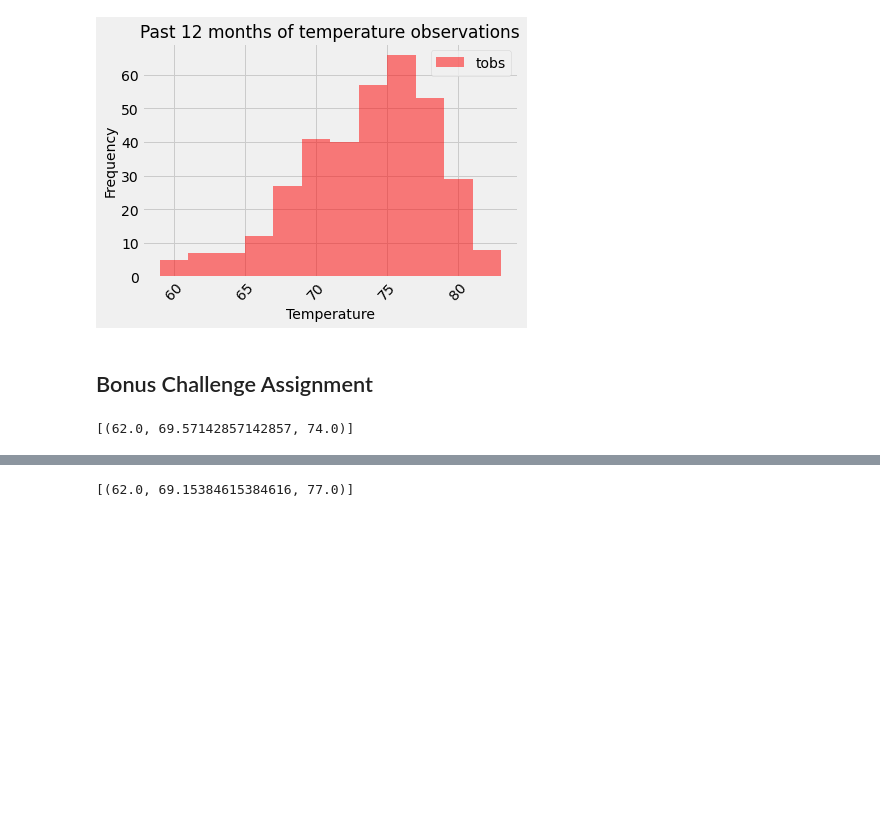
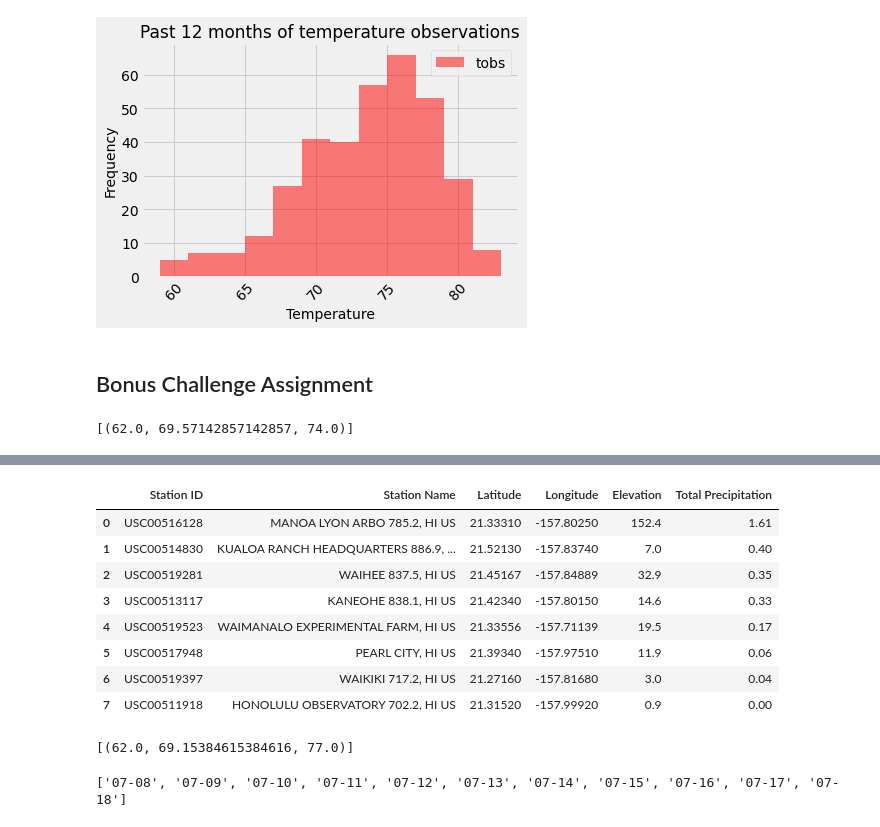
Before and after one commit to TheGreekGoddess/Data_Analysis_using_SQL_Alchemy, a Jupyter notebook: climate_starter.ipynb, the cells around one changed output, grey strips where cells are left out. Drawn from its saved outputs; the diff is of its cells as text; code cells hidden in the pictures; blank space fills up the shorter version.

```diff
--- a/climate_starter.ipynb
+++ b/climate_starter.ipynb
@@ -200,6 +221,27 @@ print(calc_temps('2012-02-28', '2012-03-05'))
 # %%
 # Calculate the total amount of rainfall per weather station for your trip dates using the previous year's matching dates.
 # Sort this in descending order by precipitation amount and list the station, name, latitude, longitude, and elevation
+
+rainfall_by_station = session.query(Station.station).group_by(Station.id).all()
+
+sel = [Station.station, Station.name, Station.latitude, Station.longitude, Station.elevation,func.sum(Measurement.prcp)]
+
+results = session.query(*sel).join(Station, Station.station == Measurement.station).\
+                    filter(Measurement.date >= start_date).filter(Measurement.date <= end_date).\
+                    group_by(Station.station).order_by(func.sum(Measurement.prcp).desc()).all()
+
+rainfall_df = pd.DataFrame(results,columns=["Station ID","Station Name","Latitude","Longitude","Elevation","Total Precipitation"])
+rainfall_df
+# %% [output]
+|  | Station ID | Station Name | Latitude | Longitude | Elevation | Total Precipitation |
+| 0 | USC00516128 | MANOA LYON ARBO 785.2, HI US | 21.33310 | -157.80250 | 152.4 | 1.61 |
+| 1 | USC00514830 | KUALOA RANCH HEADQUARTERS 886.9, ... | 21.52130 | -157.83740 | 7.0 | 0.40 |
+| 2 | USC00519281 | WAIHEE 837.5, HI US | 21.45167 | -157.84889 | 32.9 | 0.35 |
+| 3 | USC00513117 | KANEOHE 838.1, HI US | 21.42340 | -157.80150 | 14.6 | 0.33 |
+| 4 | USC00519523 | WAIMANALO EXPERIMENTAL FARM, HI US | 21.33556 | -157.71139 | 19.5 | 0.17 |
+| 5 | USC00517948 | PEARL CITY, HI US | 21.39340 | -157.97510 | 11.9 | 0.06 |
+| 6 | USC00519397 | WAIKIKI 717.2, HI US | 21.27160 | -157.81680 | 3.0 | 0.04 |
+| 7 | USC00511918 | HONOLULU OBSERVATORY 702.2, HI US | 21.31520 | -157.99920 | 0.9 | 0.00 |
 # %%
 # Create a query that will calculate the daily normals
 # (i.e. the averages for tmin, tmax, and tavg for all historic data matching a specific month and day)
@@ -222,15 +261,29 @@ daily_normals("01-01")
 # %% [output]
 [(62.0, 69.15384615384616, 77.0)]
 # %%
-# calculate the daily normals for your trip
-# push each tuple of calculations into a list called `normals`
+# Calculate the daily normals for your trip
 
 # Set the start and end date of the trip
+trip_start_date = "07-08"
+trip_end_date = "07-19"
 
 # Use the start and end date to create a range of dates
+trip_duration_dates = ["2013-07-08", "2013-07-09", "2013-07-10", "2013-07-11", "2013-07-12", "2013-07-13",\
+                       "2013-07-14", "2013-07-15", "2013-07-16", "2013-07-17", "2013-07-18"]
 
-# Stip off the year and save a list of %m-%d strings
+# Convert strings to datetime
+date_list =[dt.datetime.strptime(date, "%Y-%m-%d") for date in trip_duration_dates]
+date_list
 
+# Strip off the year and save a list of %m-%d strings
+dates = [date.strftime("%m-%d") for date in date_list]
+print (dates)
+
+# Push each tuple of calculations into a list called `normals`
 # Loop through the list of %m-%d strings and calculate the normals for each date
+normals = [daily_normals(date) for date in dates]
+trip_daily_normals = [item for sublist in normals for item in sublist]
+# %% [output]
+['07-08', '07-09', '07-10', '07-11', '07-12', '07-13', '07-14', '07-15', '07-16', '07-17', '07-18']
 # %%
 # Load the previous query results into a Pandas DataFrame and add the `trip_dates` range as the `date` index
```
Also changed, not shown: parts of 10 cells of this notebook, 1 other file.
